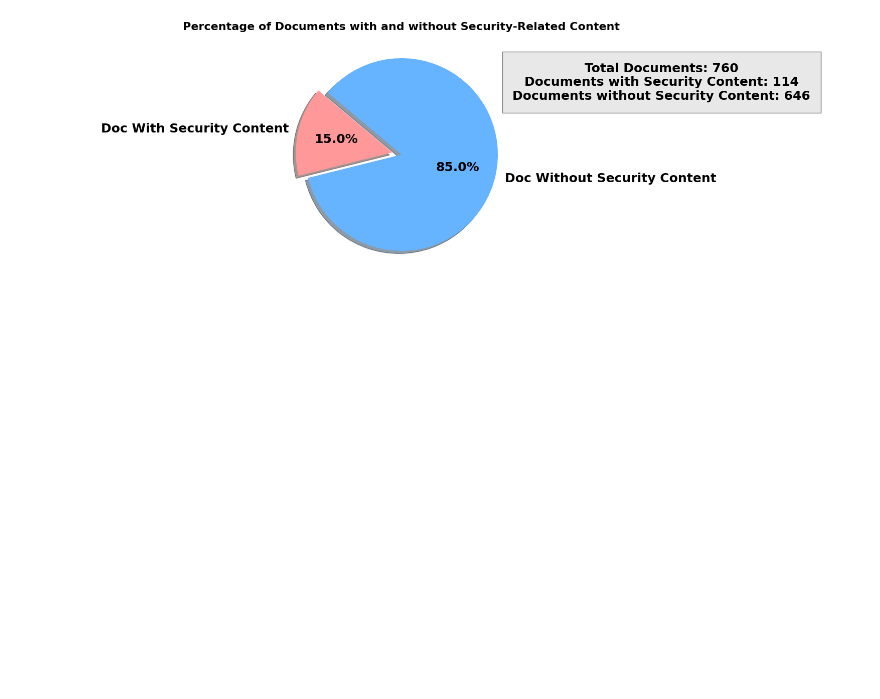
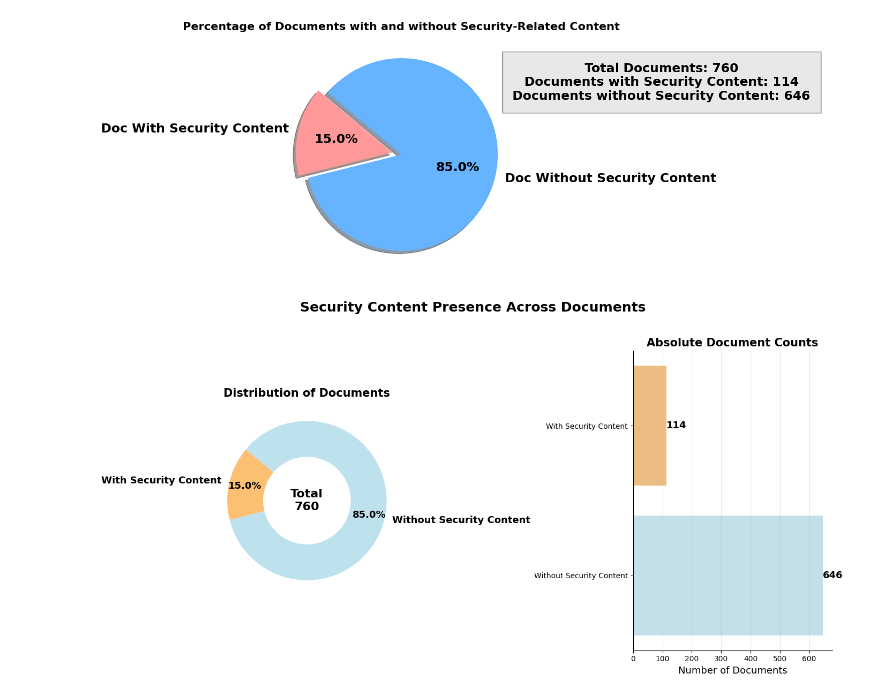
Before and after one commit to mrcodeScholar/Cybersecurity-of-Health-care-devices, a Jupyter notebook: Tender/Final Tender Code/Step Distribution/Step-4 Analysis/CYbersecurity _specific.ipynb, the cells around one changed output. Drawn from its saved outputs; the diff is of its cells as text; code cells hidden in the pictures; blank space fills up the shorter version.

```diff
--- a/Tender/Final Tender Code/Step Distribution/Step-4 Analysis/CYbersecurity _specific.ipynb
+++ b/Tender/Final Tender Code/Step Distribution/Step-4 Analysis/CYbersecurity _specific.ipynb
@@ -185,6 +182,91 @@ plt.subplots_adjust(left=0.0, right=0.95, top=0.95, bottom=0.15)
 plt.show()
 # %% [output]
 [figure]
+# %%
+import matplotlib.pyplot as plt
+import seaborn as sns
+import pandas as pd
+
+# Example data setup (remove this if df already exists)
+# df = pd.DataFrame({
+#     'sentence_count': [10, 5, 8, 12, 7],
+#     'security_sentence_count': [3, 0, 2, 0, 1]
+# })
+
+# Calculate non-security related sentences
+df['non_security_sentence_count'] = df['sentence_count'] - df['security_sentence_count']
+
+# Calculate the number of documents with and without security-related content
+num_documents_with_security = (df['security_sentence_count'] > 0).sum()
+num_documents_without_security = (df['security_sentence_count'] == 0).sum()
+
+# Prepare data
+labels = ['With Security Content', 'Without Security Content']
+sizes = [num_documents_with_security, num_documents_without_security]
+colors = sns.color_palette("RdYlBu", 2)
+
+# --- Create Figure ---
+fig, axes = plt.subplots(1, 2, figsize=(14, 7))
+plt.suptitle('Security Content Presence Across Documents', fontsize=18, fontweight='bold', y=1.02)
+
+# --- Donut Chart ---
+wedges, texts, autotexts = axes[0].pie(
+    sizes,
+    labels=labels,
+    autopct='%1.1f%%',
+    startangle=140,
+    colors=colors,
+    pctdistance=0.8,
+    textprops={'fontsize': 13, 'fontweight': 'semibold'}
+)
+
+# Draw a white circle in the middle to make it a donut chart
+centre_circle = plt.Circle((0, 0), 0.55, fc='white')
+axes[0].add_artist(centre_circle)
+
+# Add central annotation (total docs)
+axes[0].text(0, 0, f"Total\n{len(df)}", ha='center', va='center', fontsize=16, fontweight='bold')
+axes[0].set_title('Distribution of Documents', fontsize=15, fontweight='bold')
+
+# --- Bar Chart for Absolute Counts ---
+bar_data = pd.DataFrame({
+    'Category': labels,
+    'Count': sizes
+}).sort_values('Count', ascending=True)
+
+# sns.barplot(
+#     data=bar_data,
+#     y='Category',
+#     x='Count',
+#     palette=colors,
+#     ax=axes[1]
+# )
+sns.barplot(
+    data=bar_data,
+    y='Category',
+    x='Count',
+    hue='Category',        # assign hue (avoids deprecation)
+    dodge=False,           # don't separate bars
+    palette=colors,
+    ax=axes[1],
+    legend=False           # hide duplicate legend
+)
+# Annotate values
+for i, row in bar_data.iterrows():
+    axes[1].text(row['Count'] + 0.1, i, f"{row['Count']:,}",
+                 va='center', fontsize=13, fontweight='semibold')
+
+axes[1].set_title('Absolute Document Counts', fontsize=15, fontweight='bold')
+axes[1].set_xlabel('Number of Documents', fontsize=13)
+axes[1].set_ylabel('')
+axes[1].spines['top'].set_visible(False)
+axes[1].spines['right'].set_visible(False)
+axes[1].grid(alpha=0.3, axis='x')
+
+plt.tight_layout()
+plt.show()
+# %% [output]
+[figure, added]
 # %%
 # import pandas as pd
 # from wordcloud import WordCloud
```
Also changed, not shown: parts of 15 cells of this notebook, 20 other files.
